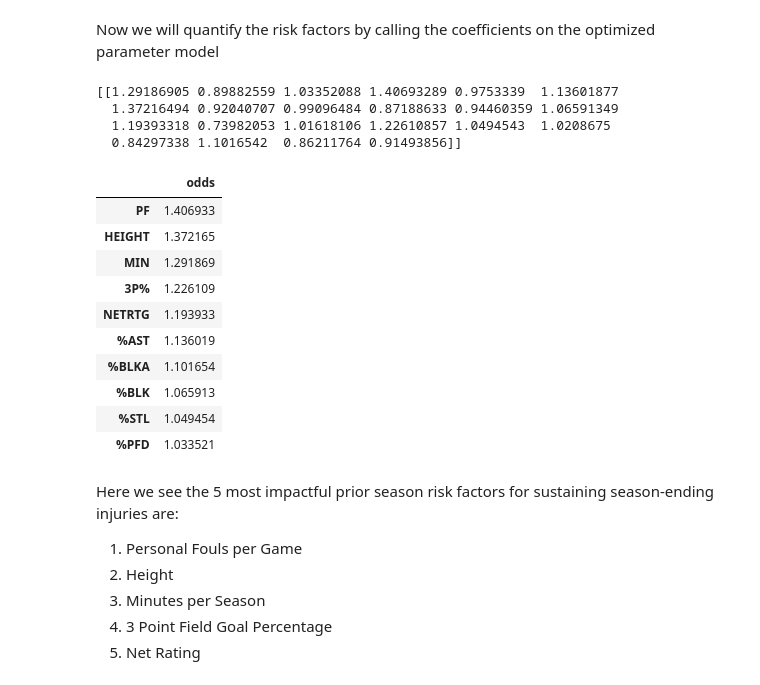
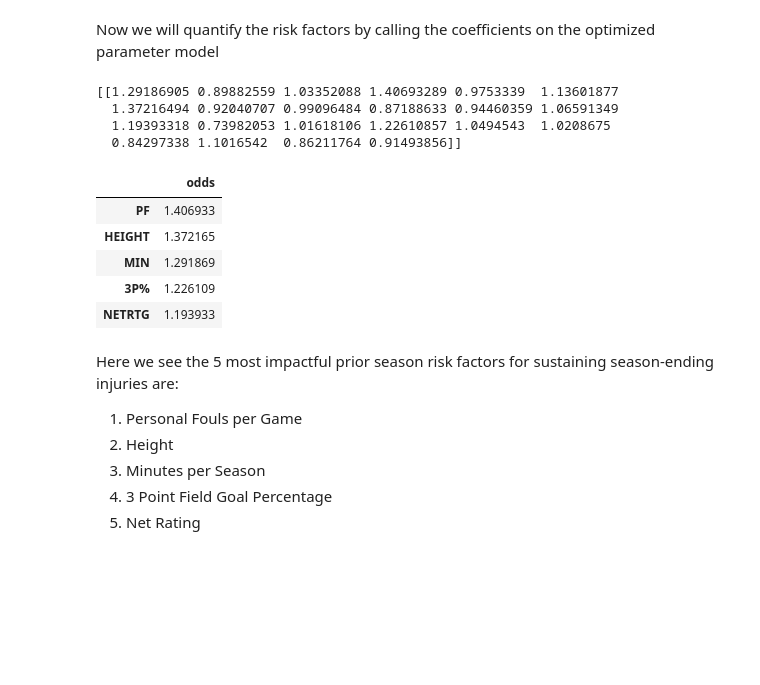
Before and after one commit to RH3421/Reducing_NBA_Injuries, a Jupyter notebook: Main_Notebook.ipynb, the cells around one changed output. Cells and saved outputs as stored; diff of their text form; code cells hidden in the pictures; blank space fills up the shorter version.

```diff
--- a/Main_Notebook.ipynb
+++ b/Main_Notebook.ipynb
@@ -520,29 +522,24 @@ Now we will quantify the risk factors by calling the coefficients on the optimiz
 # %%
 # Instantiate, fit, and run model with best parameters
 # Print odds ratios and identify top 5 risk factors
 lr = LogisticRegression(max_iter=1000, dual=True, penalty='l2', solver='liblinear', random_state=22)
 lr.fit(X_train_smote, y_train_smote)
 print(np.exp(lr.coef_))
 COEF = np.exp(lr.coef_[0])
 odds = pd.DataFrame(COEF, X.columns,
         columns=['odds']).sort_values(by='odds', ascending=False)
-odds.head(10)
+odds.head()
 # %% [output]
 [[1.29186905 0.89882559 1.03352088 1.40693289 0.9753339  1.13601877
   1.37216494 0.92040707 0.99096484 0.87188633 0.94460359 1.06591349
   1.19393318 0.73982053 1.01618106 1.22610857 1.0494543  1.0208675
   0.84297338 1.1016542  0.86211764 0.91493856]]
 |  | odds |
 | PF | 1.406933 |
 | HEIGHT | 1.372165 |
 | MIN | 1.291869 |
 | 3P% | 1.226109 |
 | NETRTG | 1.193933 |
-| %AST | 1.136019 |
-| %BLKA | 1.101654 |
-| %BLK | 1.065913 |
-| %STL | 1.049454 |
-| %PFD | 1.033521 |
 # %% [markdown]
 Here we see the 5 most impactful prior season risk factors for sustaining season-ending injuries are:
 1. Personal Fouls per Game
```
Also changed, not shown: parts of 2 cells of this notebook, 2 other files.
